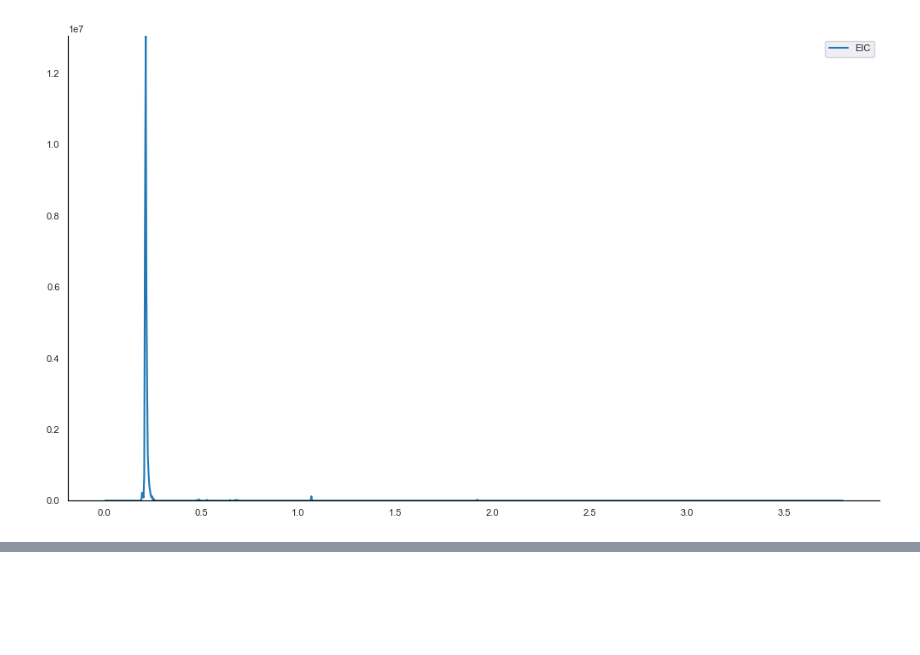
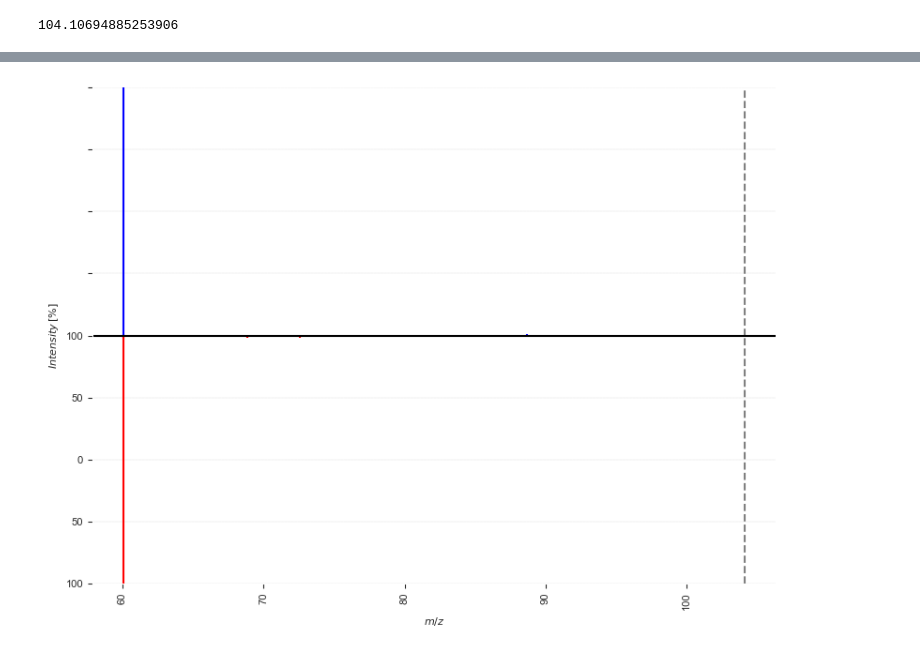
Before and after one commit to FanzhouKong/lead_finder, a Jupyter notebook: gut_microbio.ipynb, the cells around one changed output, grey strips where cells are left out. Saved outputs shown, nothing was run; the diff lists cells and outputs as text; code cells hidden in the pictures; blank space fills up the shorter version.

```diff
--- a/gut_microbio.ipynb
+++ b/gut_microbio.ipynb
@@ -31,0 +73,2 @@ file_list = get_file_list(pl_dir, 'csv', with_tail=False)
+# %%
+ms2 = ms2_raw.copy()
@@ -32,2 +189,4 @@ file_list = get_file_list(pl_dir, 'csv', with_tail=False)
+# %%
+mapped_ms2.sort_values(by = 'ms1_precursor_intensity', ascending=False, inplace=True)
 # %%
 from toolsets.spectra_plotter import head_to_tail_plot
@@ -197,4 +193,7 @@ EIC(rt_list, intensity_list)
-# %%
-EIC(rt_list, intensity_list_old)
-# %% [output]
-[figure, removed]
+# %%
+seed_ms2['ms1_pmz']
+# %% [output]
+104.10694885253906
+# %%
+head_to_tail_plot(mapped_ms2.iloc[0]['peaks'],mapped_ms2.iloc[1]['peaks'] ,pmz1 = seed_ms2['ms1_pmz'])
+# %% [output]
@@ -200,0 +201 @@ EIC(rt_list, intensity_list_old)
+[figure, added]
```
Also changed, not shown: parts of 83 cells of this notebook, 23 other files.
